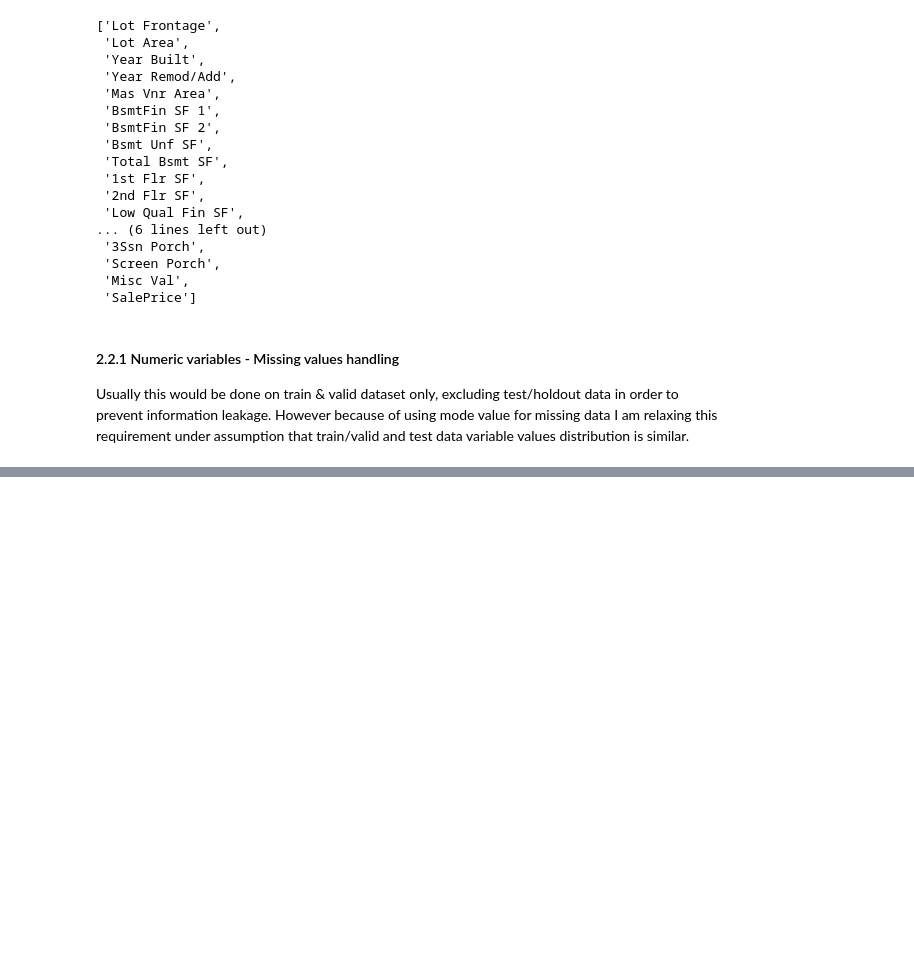
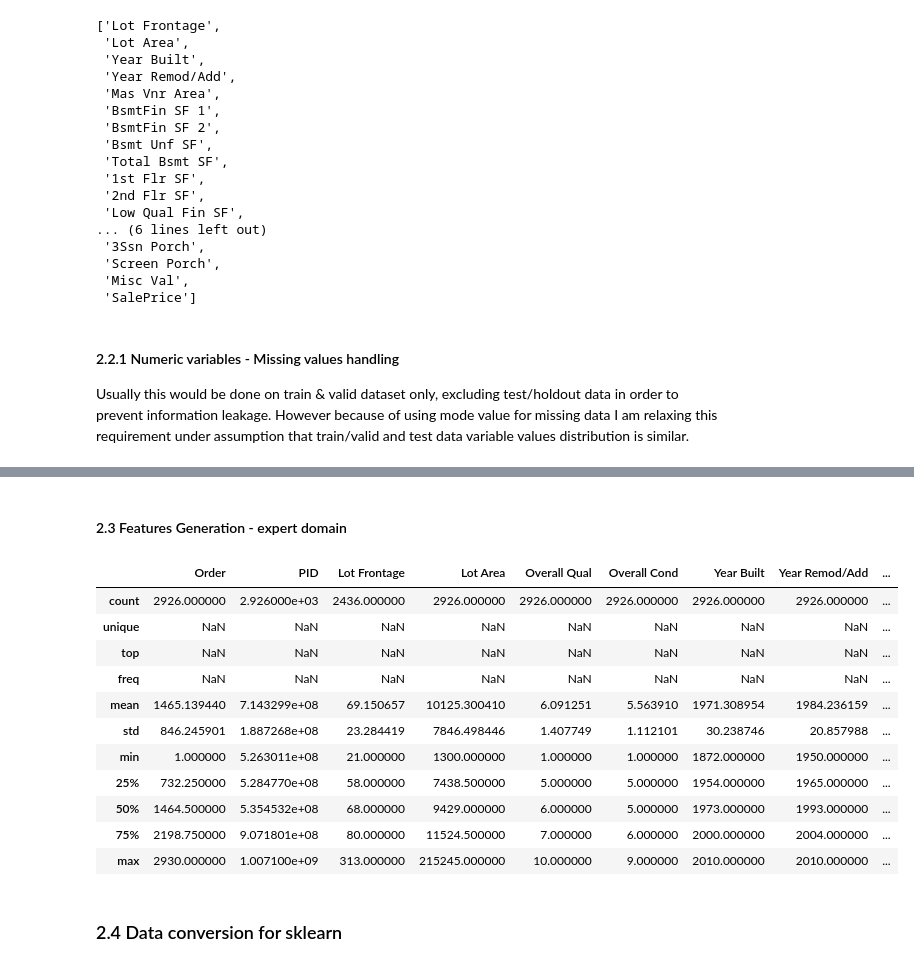
Before and after one commit to TGusciora/Python, a Jupyter notebook: GP23_PredictingHouseSalePrices/notebooks/001.GP23_tg_EDA.ipynb, the cells around one changed output, grey strips where cells are left out. Saved outputs shown, nothing was run; the diff lists cells and outputs as text; code cells hidden in the pictures; blank space fills up the shorter version.

```diff
--- a/GP23_PredictingHouseSalePrices/notebooks/001.GP23_tg_EDA.ipynb
+++ b/GP23_PredictingHouseSalePrices/notebooks/001.GP23_tg_EDA.ipynb
@@ -604,0 +611,13 @@ transformation.data_out
+# %%
+#MANUAL_INPUT
+print('Data inconsistencies: checking if there are any sale records with date of refubrishment later than date of sale')
+display(HTML(data_transformed[data_transformed["Yr Sold"]<data_transformed["Year Remod/Add"]].to_html()))
+
+print('Data inconsistencies: checking if there are any sale records with date of construction later than date of sale')
+display(HTML(data_transformed[data_transformed["Yr Sold"]<data_transformed["Year Built"]].to_html()))
+
+print('Data inconsistencies: checking if there are any sale records with date of construction later than date of refubrishment')
+display(HTML(data_transformed[data_transformed["Year Built"]>data_transformed["Year Remod/Add"]].to_html()))
+
+print('All 4 (obs 2810 appears in both cases) observations contain data "from the future" (past point of sale), so we will delete them')
+data_transformed = data_transformed.drop(data_transformed.index[[850,1702, 2180, 2181]])
@@ -604,0 +637,58 @@ transformation.data_out
+# %% [markdown]
+#### 2.3 Features Generation - expert domain
+# %%
+#MANUAL_INPUT
+#Variables that we can compute without risk of information leak
+data_transformed["years_until_remod"] = data_transformed["Year Remod/Add"] - data_transformed["Year Built"]
+data_transformed["years_remod_to_sale"]  = data_transformed["Yr Sold"] - data_transformed["Year Remod/Add"]
+data_transformed["years_built_to_sale"]  = data_transformed["Yr Sold"] - data_transformed["Year Built"]
+
+data_transformed["sin_month_sale"] = data_transformed["Mo Sold"].apply(lambda x: math.sin(2*np.pi*float(x)/12)) # seasonality
+data_transformed["cos_month_sale"] = data_transformed["Mo Sold"].apply(lambda x: math.cos(2*np.pi*float(x)/12)) # seasonality
+
+data_transformed["Bathroom_total"] = data_transformed["Bsmt Full Bath"].fillna(0) + data_transformed["Bsmt Half Bath"].fillna(0) + data_transformed["Full Bath"].fillna(0) + data_transformed["Half Bath"].fillna(0)
+data_transformed["Floor_area"] = data_transformed["Gr Liv Area"] + data_transformed["Garage Area"] + data_transformed["Total Bsmt SF"]
+data_transformed["Floor_area_ratio"] = data_transformed["Floor_area"] / data_transformed["Lot Area"]
+
+# Variable list clean-up
+for var in ["years_until_remod", "years_remod_to_sale", "years_built_to_sale", "Floor_area",
+            "Lot Area", "Floor_area_ratio"]:
+    try:
+        continuous.append(var)
+    except:
+        print(var,'is already added to the continuous list.')
+
+for var in ["cos_month_sale", "sin_month_sale", "Bathroom_total"]:
+    try:
+        discrete.append(var)
+    except:
+        print(var,'is already added to the discrete list.')
+
+for var in ["Year Remod/Add", "Year Built", "Garage Yr Blt"]:
+    try:
+        continuous.remove(var)
+    except:
+        print(var,'is not in continuous list.')
+
+for var in ["Yr Sold", "Mo Sold"]:
+    try:
+        discrete.remove(var)
+    except:
+        print(var,'is not in continuous list.')
+
+data_transformed.describe(include = 'all')
+# %% [output]
+|  | Order | PID | Lot Frontage | Lot Area | Overall Qual | Overall Cond | Year Built | Year Remod/Add | ... |
+| count | 2926.000000 | 2.926000e+03 | 2436.000000 | 2926.000000 | 2926.000000 | 2926.000000 | 2926.000000 | 2926.000000 | ... |
+| unique | NaN | NaN | NaN | NaN | NaN | NaN | NaN | NaN | ... |
+| top | NaN | NaN | NaN | NaN | NaN | NaN | NaN | NaN | ... |
+| freq | NaN | NaN | NaN | NaN | NaN | NaN | NaN | NaN | ... |
+| mean | 1465.139440 | 7.143299e+08 | 69.150657 | 10125.300410 | 6.091251 | 5.563910 | 1971.308954 | 1984.236159 | ... |
+| std | 846.245901 | 1.887268e+08 | 23.284419 | 7846.498446 | 1.407749 | 1.112101 | 30.238746 | 20.857988 | ... |
+| min | 1.000000 | 5.263011e+08 | 21.000000 | 1300.000000 | 1.000000 | 1.000000 | 1872.000000 | 1950.000000 | ... |
+| 25% | 732.250000 | 5.284770e+08 | 58.000000 | 7438.500000 | 5.000000 | 5.000000 | 1954.000000 | 1965.000000 | ... |
+| 50% | 1464.500000 | 5.354532e+08 | 68.000000 | 9429.000000 | 6.000000 | 5.000000 | 1973.000000 | 1993.000000 | ... |
+| 75% | 2198.750000 | 9.071801e+08 | 80.000000 | 11524.500000 | 7.000000 | 6.000000 | 2000.000000 | 2004.000000 | ... |
+| max | 2930.000000 | 1.007100e+09 | 313.000000 | 215245.000000 | 10.000000 | 9.000000 | 2010.000000 | 2010.000000 | ... |
+# %% [markdown]
+### 2.4 Data conversion for sklearn
```
Also changed, not shown: parts of 26 cells of this notebook, 1 other file.
